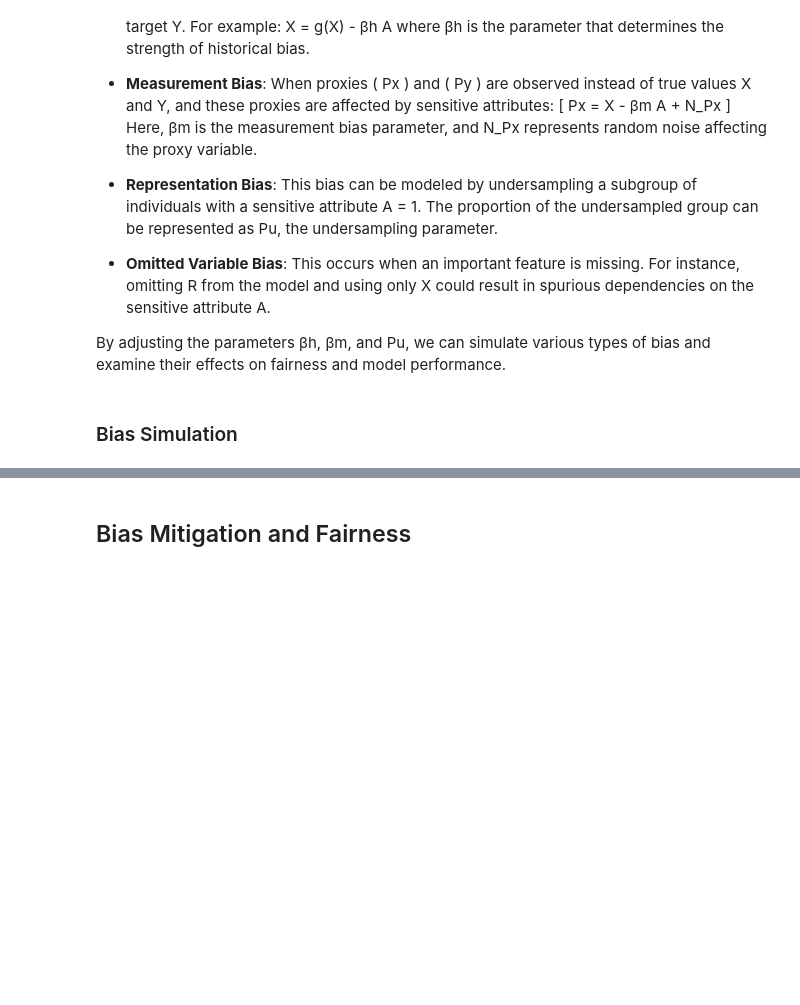
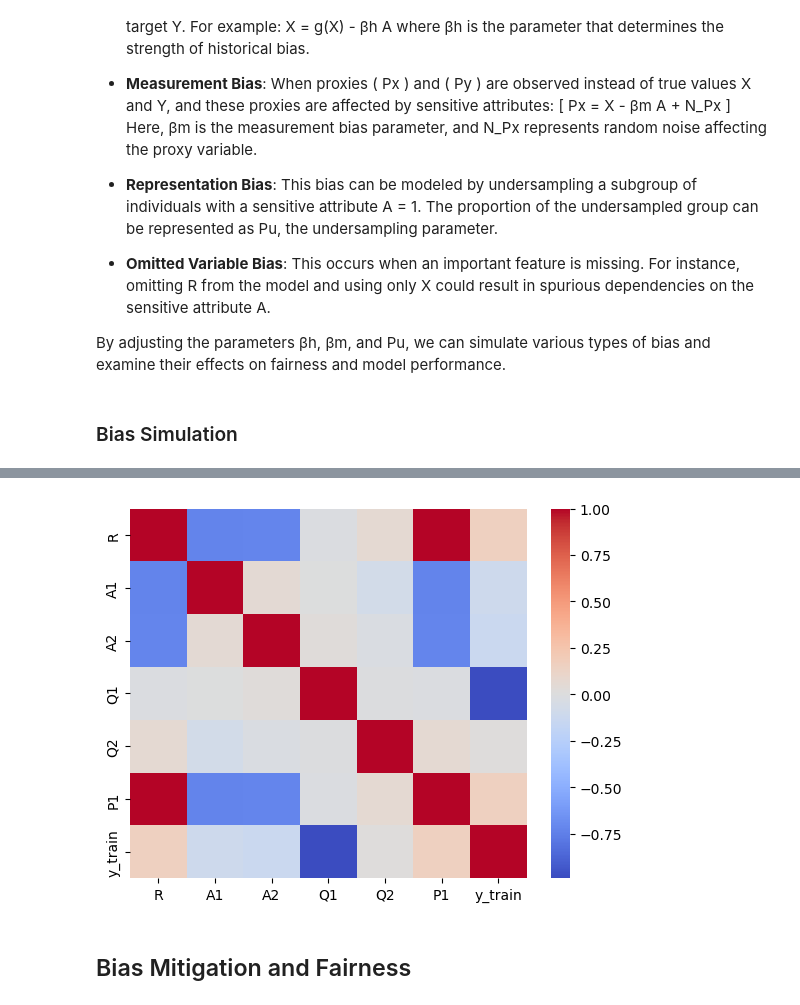
Before and after one commit to PRCSousa/Tabular-Bias-Simulation-And-Mitigation, a Jupyter notebook: main.ipynb, the cells around one changed output, grey strips where cells are left out. Drawn from its saved outputs; the diff is of its cells as text; code cells hidden in the pictures; blank space fills up the shorter version.

```diff
--- a/main.ipynb
+++ b/main.ipynb
@@ -253,3 +277,9 @@ y_test_real.to_csv('data/y_test_real.csv', index=False)
+# %%
+X_train['y_train'] = y_train
+sns.heatmap(X_train.corr(), fmt=".2f", cmap='coolwarm')
+plt.show()
+# %% [output]
+[figure, added]
 # %% [markdown]
 ## Bias Mitigation and Fairness
 # %% [markdown]
```
Also changed, not shown: parts of 5 cells of this notebook.
